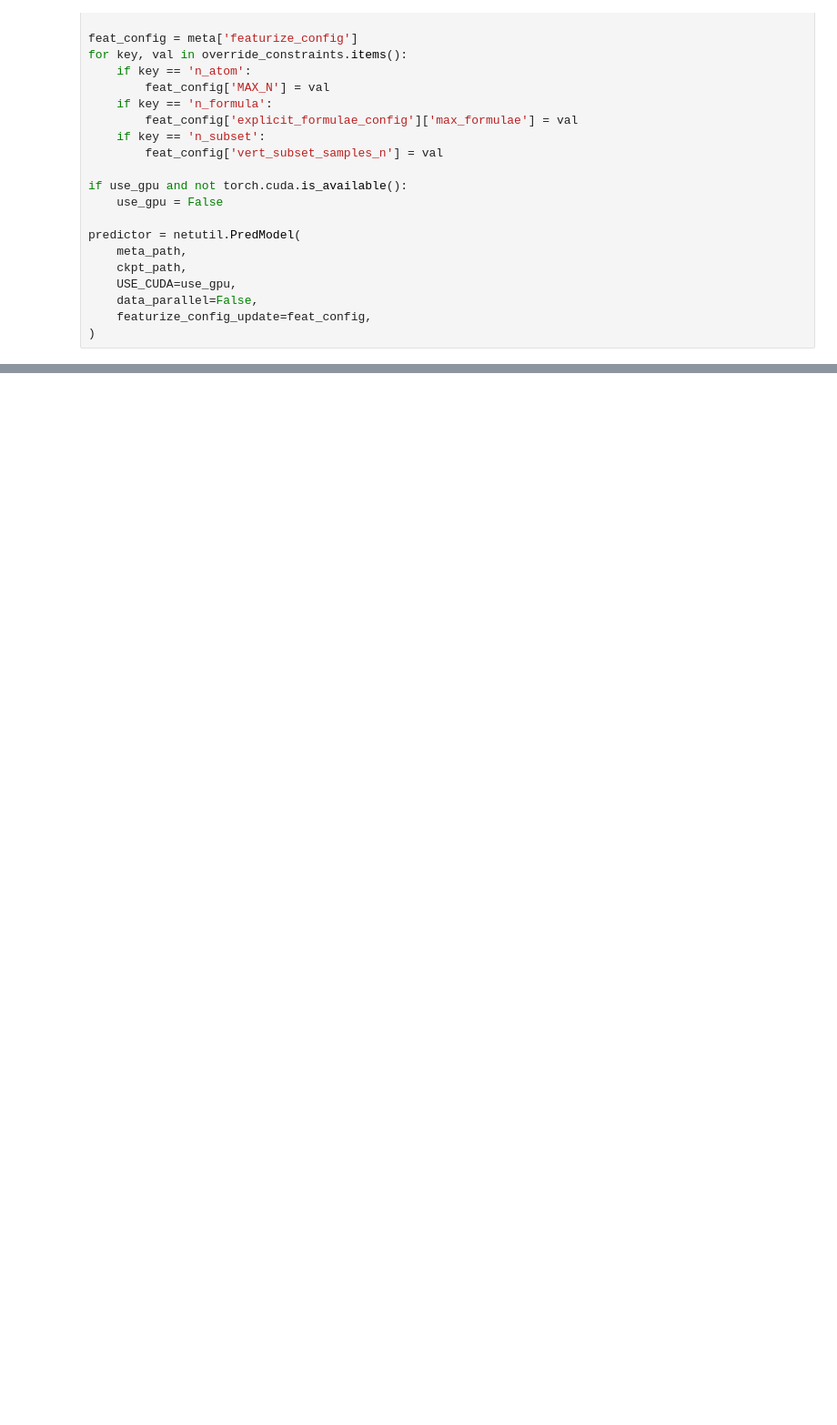
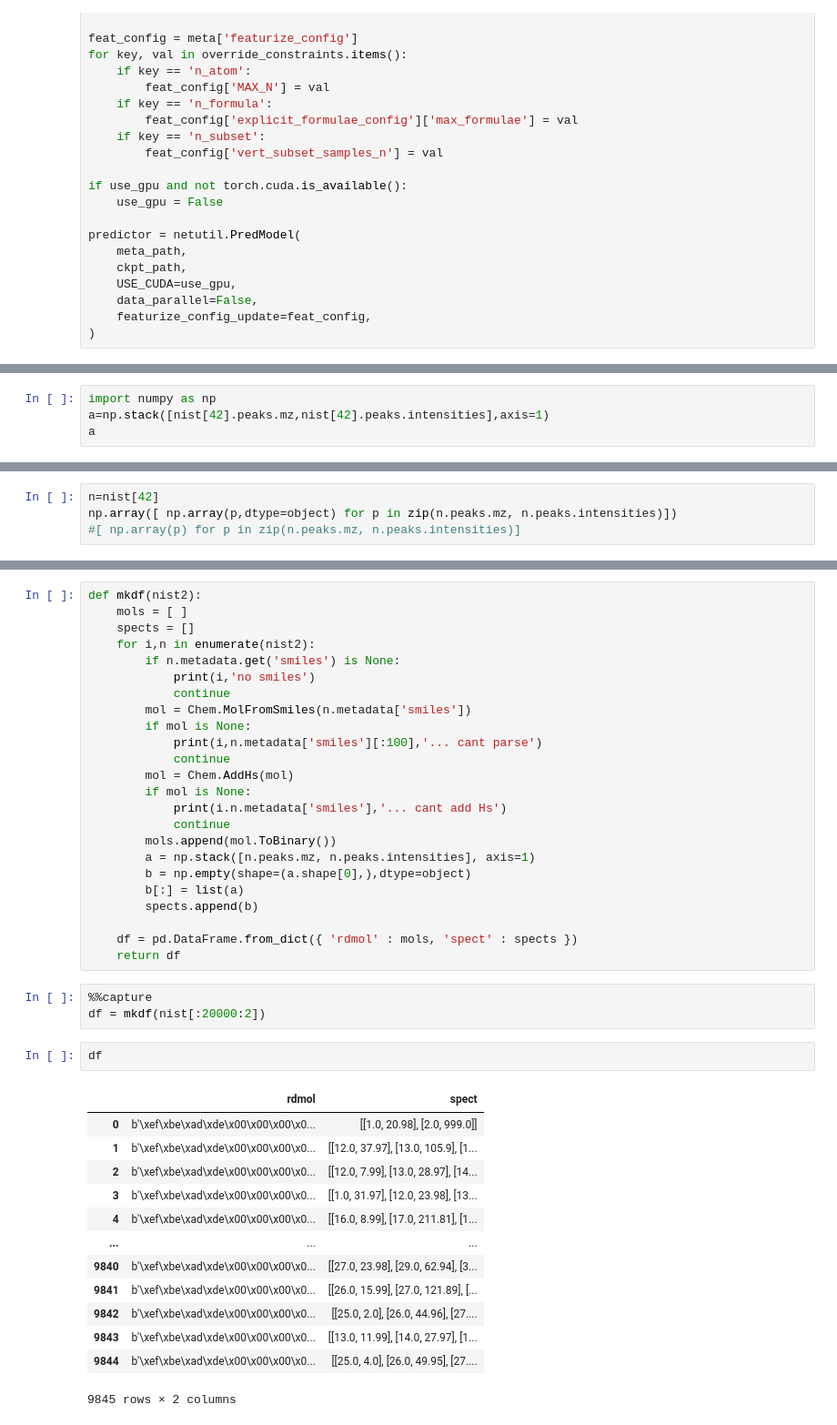
Before and after one commit to ljocha/gc-ms_bart, a Jupyter notebook: rassp-test.ipynb, the cells around one changed output, grey strips where cells are left out. Shown at 91% size. Drawn from its saved outputs; the diff is of its cells as text; blank space fills up the shorter version.

Commit message:
test train works, still something wrong with data

```diff
--- a/rassp-test.ipynb
+++ b/rassp-test.ipynb
@@ -187,0 +222,4 @@ array([[1.2000000e+01, 1.5725836e-05],
+# %%
+import numpy as np
+a=np.stack([nist[42].peaks.mz,nist[42].peaks.intensities],axis=1)
+a
@@ -187,0 +257,4 @@ array([[1.2000000e+01, 1.5725836e-05],
+# %%
+n=nist[42]
+np.array([ np.array(p,dtype=object) for p in zip(n.peaks.mz, n.peaks.intensities)])
+#[ np.array(p) for p in zip(n.peaks.mz, n.peaks.intensities)]
@@ -187,0 +271,43 @@ array([[1.2000000e+01, 1.5725836e-05],
+# %%
+def mkdf(nist2):
+    mols = [ ]
+    spects = []
+    for i,n in enumerate(nist2):
+        if n.metadata.get('smiles') is None:
+            print(i,'no smiles')
+            continue
+        mol = Chem.MolFromSmiles(n.metadata['smiles'])
+        if mol is None:
+            print(i,n.metadata['smiles'][:100],'... cant parse')
+            continue
+        mol = Chem.AddHs(mol)
+        if mol is None:
+            print(i.n.metadata['smiles'],'... cant add Hs')
+            continue
+        mols.append(mol.ToBinary())
+        a = np.stack([n.peaks.mz, n.peaks.intensities], axis=1)
+        b = np.empty(shape=(a.shape[0],),dtype=object)
+        b[:] = list(a)
+        spects.append(b)
+
+    df = pd.DataFrame.from_dict({ 'rdmol' : mols, 'spect' : spects })
+    return df
+# %%
+%%capture
+df = mkdf(nist[:20000:2])
+# %%
+df
+# %% [output]
+|  | rdmol | spect |
+| 0 | b'\xef\xbe\xad\xde\x00\x00\x00\x0... | [[1.0, 20.98], [2.0, 999.0]] |
+| 1 | b'\xef\xbe\xad\xde\x00\x00\x00\x0... | [[12.0, 37.97], [13.0, 105.9], [1... |
+| 2 | b'\xef\xbe\xad\xde\x00\x00\x00\x0... | [[12.0, 7.99], [13.0, 28.97], [14... |
+| 3 | b'\xef\xbe\xad\xde\x00\x00\x00\x0... | [[1.0, 31.97], [12.0, 23.98], [13... |
+| 4 | b'\xef\xbe\xad\xde\x00\x00\x00\x0... | [[16.0, 8.99], [17.0, 211.81], [1... |
+| ... | ... | ... |
+| 9840 | b'\xef\xbe\xad\xde\x00\x00\x00\x0... | [[27.0, 23.98], [29.0, 62.94], [3... |
+| 9841 | b'\xef\xbe\xad\xde\x00\x00\x00\x0... | [[26.0, 15.99], [27.0, 121.89], [... |
+| 9842 | b'\xef\xbe\xad\xde\x00\x00\x00\x0... | [[25.0, 2.0], [26.0, 44.96], [27.... |
+| 9843 | b'\xef\xbe\xad\xde\x00\x00\x00\x0... | [[13.0, 11.99], [14.0, 27.97], [1... |
+| 9844 | b'\xef\xbe\xad\xde\x00\x00\x00\x0... | [[25.0, 4.0], [26.0, 49.95], [27.... |
+9845 rows × 2 columns
```
Also changed, not shown: parts of 30 cells of this notebook.
